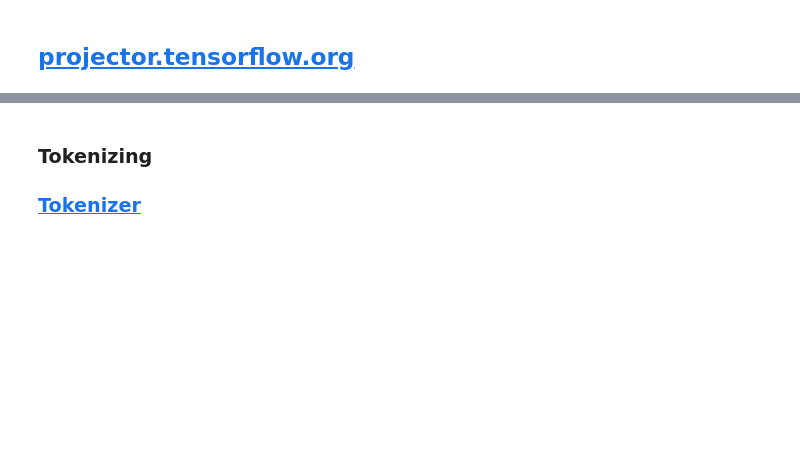
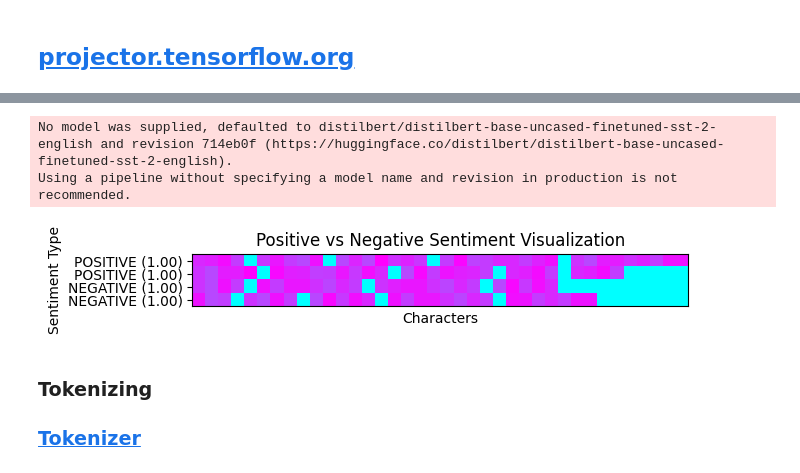
Before and after one commit to ancestor9/24_fall_python-programimming-2, a Jupyter notebook: 1206_머신러닝소개.ipynb, the cells around one changed output, grey strips where cells are left out. Drawn from its saved outputs; the diff is of its cells as text; code cells hidden in the pictures; blank space fills up the shorter version.

```diff
--- a/1206_머신러닝소개.ipynb
+++ b/1206_머신러닝소개.ipynb
@@ -667,6 +674,44 @@ plt.show()
 # %% [markdown]
 ### **순서가 있는 데이터**
 <img src ='https://gaussian37.github.io/assets/img/dl/concept/transformer/0.png'>
+# %%
+from transformers import pipeline
+import numpy as np
+import matplotlib.pyplot as plt
+
+# 1. 긍정 및 부정 텍스트 예제 (5개의 긍정 단어, 5개의 부정 단어)
+texts = [
+    "love great amazing excellent happiness",  # 긍정
+    "happy wonderful awesome love love",  # 긍정
+    "hate terrible horrible awful",          # 부정
+    "sad hate awful terrible useless", # 부정
+]
+
+# 2. 감성 분석 모델 로드
+sentiment_model = pipeline("sentiment-analysis")
+
+# 3. 감성 분석 결과 가져오기
+results = sentiment_model(texts)
+
+# 4. 텍스트 길이를 기준으로 패딩하여 정사각형 형태로 변환
+max_len = max(len(text) for text in texts)
+padded_texts = [text.ljust(max_len) for text in texts]
+
+# 5. 전체 텍스트를 정사각형 배열로 변환
+square_array = np.array([[ord(char) for char in line] for line in padded_texts])
+
+# 6. 시각화
+plt.imshow(square_array, cmap='cool', interpolation='nearest')
+plt.title("Positive vs Negative Sentiment Visualization")
+plt.xlabel("Characters")
+plt.ylabel("Sentiment Type")
+plt.xticks(ticks=[], labels=[])
+plt.yticks(ticks=range(len(texts)), labels=[f"{result['label']} ({result['score']:.2f})" for result in results])
+plt.show()
+# %% [output]
+No model was supplied, defaulted to distilbert/distilbert-base-uncased-finetuned-sst-2-english and revision 714eb0f (https://huggingface.co/distilbert/distilbert-base-uncased-finetuned-sst-2-english).
+Using a pipeline without specifying a model name and revision in production is not recommended.
+[figure, added]
 # %% [markdown]
 ### **Tokenizing**
 ### **[Tokenizer](https://huggingface.co/learn/nlp-course/chapter2/4?fw=pt)**
```
Also changed, not shown: parts of 4 cells of this notebook.
